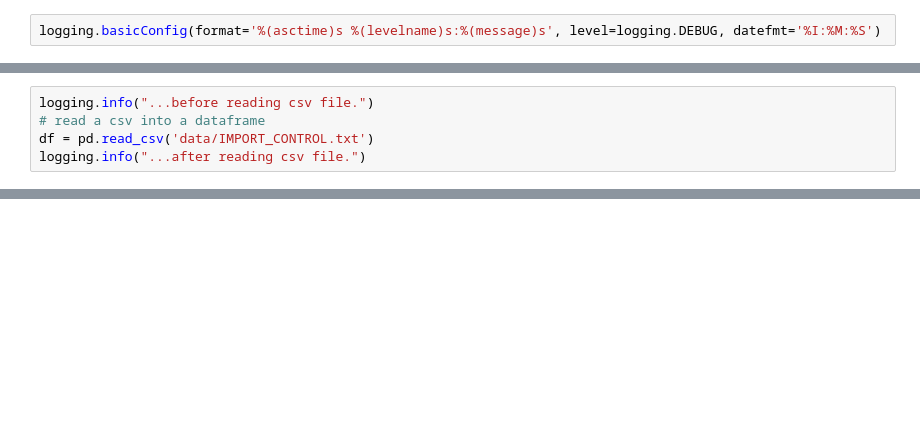
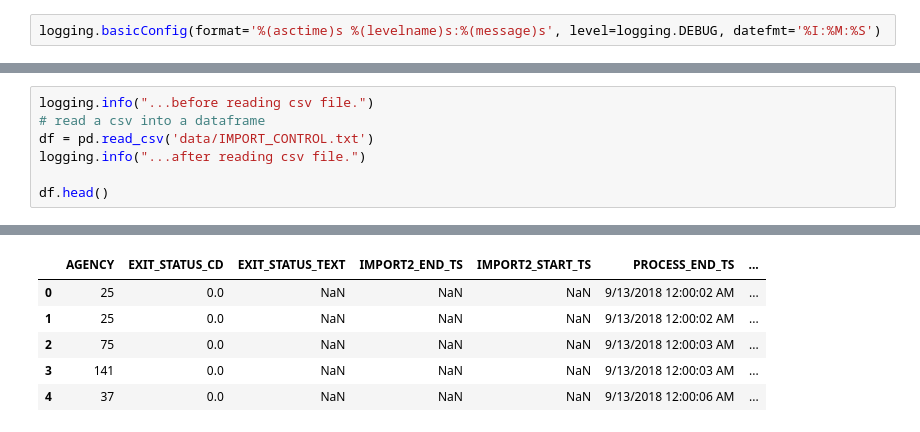
Before and after one commit to davecampbell/data-feeds-analysis, a Jupyter notebook: calculate_intervals.ipynb, the cells around one changed output, grey strips where cells are left out. Drawn from its saved outputs; the diff is of its cells as text; blank space fills up the shorter version.

```diff
--- a/calculate_intervals.ipynb
+++ b/calculate_intervals.ipynb
@@ -21,4 +21,6 @@ logging.info("...before reading csv file.")
 # read a csv into a dataframe
 df = pd.read_csv('data/IMPORT_CONTROL.txt')
 logging.info("...after reading csv file.")
+
+df.head()
 # %% [output]
@@ -27,3 +29,9 @@ logging.info("...after reading csv file.")
+|  | AGENCY | EXIT_STATUS_CD | EXIT_STATUS_TEXT | IMPORT2_END_TS | IMPORT2_START_TS | PROCESS_END_TS | ... |
+| 0 | 25 | 0.0 | NaN | NaN | NaN | 9/13/2018 12:00:02 AM | ... |
+| 1 | 25 | 0.0 | NaN | NaN | NaN | 9/13/2018 12:00:02 AM | ... |
+| 2 | 75 | 0.0 | NaN | NaN | NaN | 9/13/2018 12:00:03 AM | ... |
+| 3 | 141 | 0.0 | NaN | NaN | NaN | 9/13/2018 12:00:03 AM | ... |
+| 4 | 37 | 0.0 | NaN | NaN | NaN | 9/13/2018 12:00:06 AM | ... |
 # %%
 logging.info("...before creating new column.")
 # need to make a field to uniquely identify each agency
```
Also changed, not shown: parts of 7 cells of this notebook, 1 other file.
